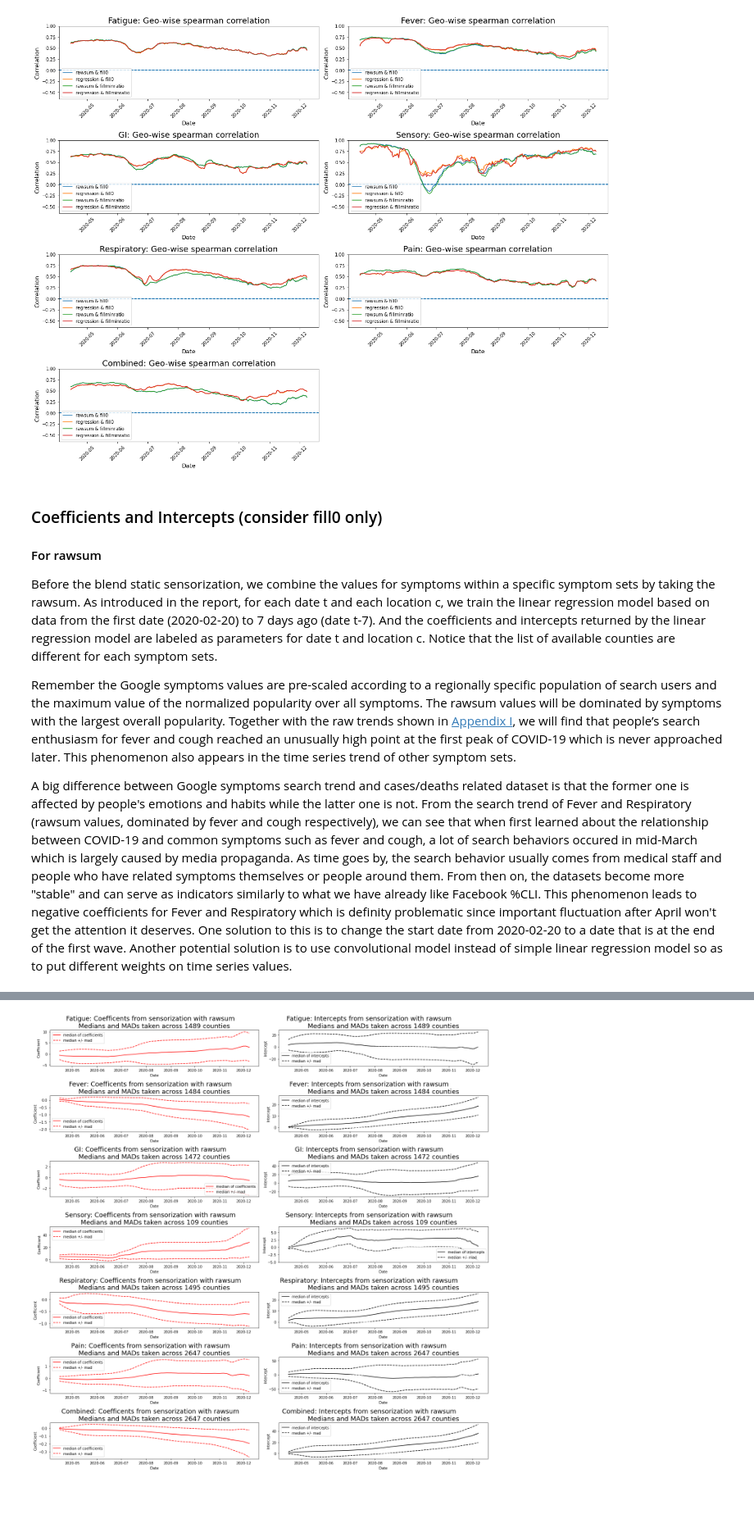
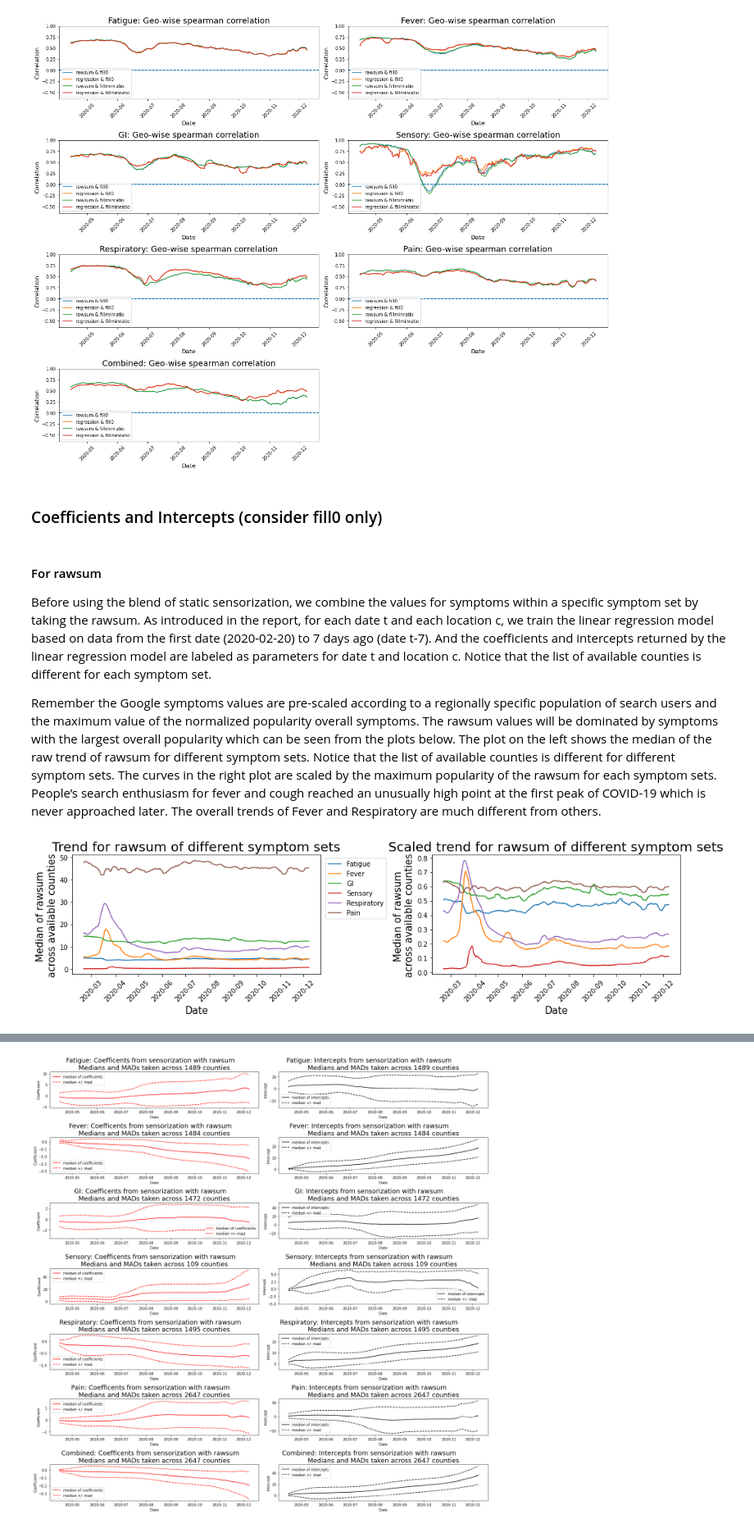
Before and after one commit to cmu-delphi/covidcast-modeling, a Jupyter notebook: google_symptoms_exploration/Google_Symptoms_DAP_Final_Report.ipynb, the cells around one changed output, grey strips where cells are left out. Shown at 82% size. Cells and saved outputs as stored; diff of their text form; code cells hidden in the pictures; blank space fills up the shorter version.

```diff
--- a/google_symptoms_exploration/Google_Symptoms_DAP_Final_Report.ipynb
+++ b/google_symptoms_exploration/Google_Symptoms_DAP_Final_Report.ipynb
@@ -307,14 +314,49 @@ for signal in signal_list:
 plt.tight_layout()
 # %% [output]
 [figure]
+# %% [markdown]
+### Coefficients and Intercepts (consider fill0 only)
 # %% [markdown]
-### Coefficients and Intercepts (consider fill0 only)
 #### For rawsum
 
+Before using the blend of static sensorization, we combine the values for symptoms within a specific symptom set by taking the rawsum. As introduced in the report, for each date t and each location c, we train the linear regression model based on data from the first date (2020-02-20) to 7 days ago (date t-7). And the coefficients and intercepts returned by the linear regression model are labeled as parameters for date t and location c. Notice that the list of available counties is different for each symptom set.
 
-Before the blend static sensorization, we combine the values for symptoms within a specific symptom sets by taking the rawsum. As introduced in the report, for each date t and each location c, we train the linear regression model based on data from the first date (2020-02-20) to 7 days ago (date t-7). And the coefficients and intercepts returned by the linear regression model are labeled as parameters for date t and location c. Notice that the list of available counties are different for each symptom sets.
-
-
-Remember the Google symptoms values are pre-scaled according to a regionally specific population of search users and the maximum value of the normalized popularity over all symptoms. The rawsum values will be dominated by symptoms with the largest overall popularity. Together with the raw trends shown in [Appendix I](https://htmlpreview.github.io/?https://github.com/cmu-delphi/covidcast-modeling/blob/google-symptoms-dap/google_symptoms_exploration/Appendix1_Correlation_Results.html), we will find that people’s search enthusiasm for fever and cough reached an unusually high point at the first peak of COVID-19 which is never approached later. This phenomenon also appears in the time series trend of other symptom sets.
-
-A big difference between Google symptoms search trend and cases/deaths related dataset is that the former one is affected by people's emotions and habits while the latter one is not. From the search trend of Fever and Respiratory (rawsum values, dominated by fever and cough respectively), we can see that when first learned about the relationship between COVID-19 and common symptoms such as fever and cough, a lot of search behaviors occured in mid-March which is largely caused by media propaganda. As time goes by, the search behavior usually comes from medical staff and people who have related symptoms themselves or people around them. From then on, the datasets become more "stable" and can serve as indicators similarly to what we have already like Facebook %CLI. This phenomenon leads to negative coefficients for Fever and Respiratory which is definity problematic since important fluctuation after April won't get the attention it deserves. One solution to this is to change the start date from 2020-02-20 to a date that is at the end of the first wave. Another potential solution is to use convolutional model instead of simple linear regression model so as to put different weights on time series values.
+Remember the Google symptoms values are pre-scaled according to a regionally specific population of search users and the maximum value of the normalized popularity overall symptoms. The rawsum values will be dominated by symptoms with the largest overall popularity which can be seen from the plots below. The plot on the left shows the median of the raw trend of rawsum for different symptom sets. Notice that the list of available counties is different for different symptom sets. The curves in the right plot are scaled by the maximum popularity of the rawsum for each symptom sets. People’s search enthusiasm for fever and cough reached an unusually high point at the first peak of COVID-19 which is never approached later. The overall trends of Fever and Respiratory are much different from others.
+# %%
+# Read smoothed gs
+gs_df = pd.read_csv("./raw/county_fillminratio_smoothed_google_symptoms_12_14.csv", parse_dates=["date"])
+
+set_names = sorted(list(symptom_sets.keys()))
+for set_name in set_names:
+
+    # Get raw sum for symptoms in the same symptom sets
+    gs_df[set_name] = gs_df[symptom_sets[set_name]].sum(axis=1)
+
+plt.figure(figsize=(14, 4))
+plt.subplot(1, 2, 1)
+signal_list = ["Fatigue", "Fever", "GI", "Sensory", "Respiratory", "Pain"]
+for signal in signal_list:
+    geo_list = pd.read_csv("./sensorization_with_as_of_02/sensored/%s_%s_%s_sensorization_12_14.csv"%("Sensory", "regression", "fill0"),
+                     parse_dates=["date"]).dropna()["geo_id"].unique()
+    rawsum_median_df = gs_df.loc[gs_df["geo_id"].isin(geo_list)].groupby("date").median().reset_index()
+    plt.plot(rawsum_median_df["date"], rawsum_median_df[signal], label=signal)
+plt.legend(bbox_to_anchor=(1.01, 1))
+plt.title("Trend for rawsum of different symptom sets", fontsize=20)
+plt.xticks(rotation=45)
+plt.xlabel("Date", fontsize=15)
+plt.ylabel("Median of rawsum \nacross available counties", fontsize=15)
+
+plt.subplot(1, 2, 2)
+for signal in signal_list:
+    geo_list = pd.read_csv("./sensorization_with_as_of_02/sensored/%s_%s_%s_sensorization_12_14.csv"%("Sensory", "regression", "fill0"),
+                     parse_dates=["date"]).dropna()["geo_id"].unique()
+    rawsum_median_df = gs_df.loc[gs_df["geo_id"].isin(geo_list)].groupby("date").median().reset_index()
+    plt.plot(rawsum_median_df["date"], rawsum_median_df[signal]/gs_df[signal].max(), label=signal)
+plt.title("Scaled trend for rawsum of different symptom sets", fontsize=20)
+plt.xticks(rotation=45)
+plt.xlabel("Date", fontsize=15)
+plt.ylabel("Median of rawsum \nacross available counties", fontsize=15)
+
+plt.tight_layout()
+# %% [output]
+[figure, added]
```
Also changed, not shown: parts of 15 cells of this notebook, 5 other files.
